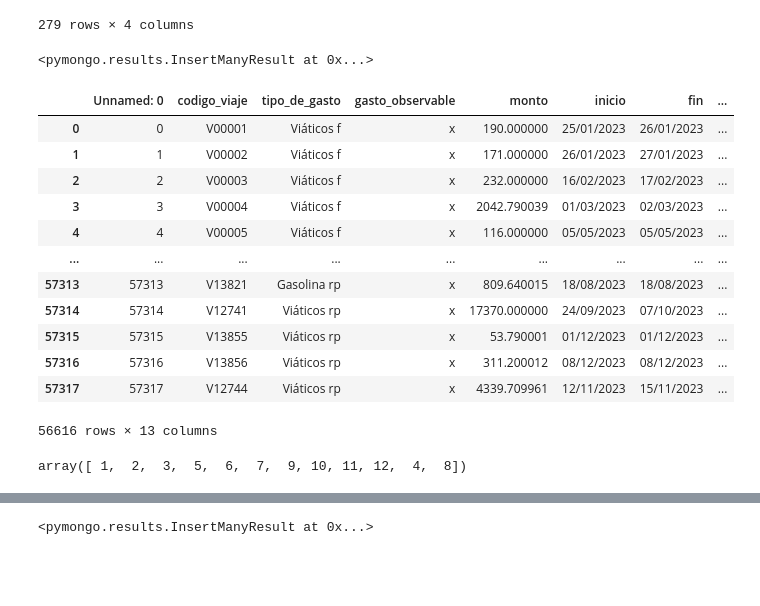
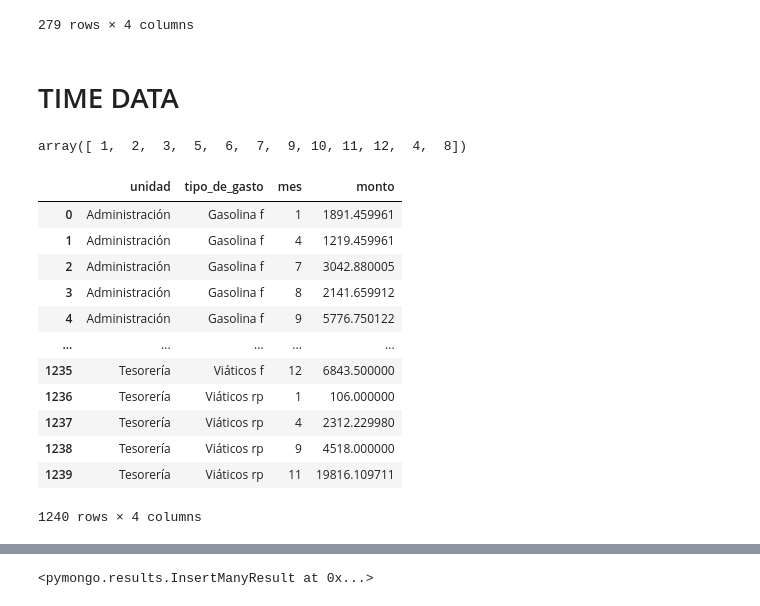
Before and after one commit to danielamz97/project3, a Jupyter notebook: pandas/jupyter.ipynb, the cells around one changed output, grey strips where cells are left out. Drawn from its saved outputs; the diff is of its cells as text; code cells hidden in the pictures; blank space fills up the shorter version.

```diff
--- a/pandas/jupyter.ipynb
+++ b/pandas/jupyter.ipynb
@@ -220,7 +203,0 @@ data_dict =data.to_dict(orient='records')
-# %%
-client =MongoClient('mongodb://localhost:27017/')
-db = client['viajes']
-collection = db['data']
-collection.insert_many(data_dict)
-# %% [output]
-<pymongo.results.InsertManyResult at 0x...>
@@ -229,23 +204,26 @@ client.close()
-# %%
-viajes
-# %% [output]
-|  | Unnamed: 0 | codigo_viaje | tipo_de_gasto | gasto_observable | monto | inicio | fin | ... |
-| 0 | 0 | V00001 | Viáticos f | x | 190.000000 | 25/01/2023 | 26/01/2023 | ... |
-| 1 | 1 | V00002 | Viáticos f | x | 171.000000 | 26/01/2023 | 27/01/2023 | ... |
-| 2 | 2 | V00003 | Viáticos f | x | 232.000000 | 16/02/2023 | 17/02/2023 | ... |
-| 3 | 3 | V00004 | Viáticos f | x | 2042.790039 | 01/03/2023 | 02/03/2023 | ... |
-| 4 | 4 | V00005 | Viáticos f | x | 116.000000 | 05/05/2023 | 05/05/2023 | ... |
-| ... | ... | ... | ... | ... | ... | ... | ... | ... |
-| 57313 | 57313 | V13821 | Gasolina rp | x | 809.640015 | 18/08/2023 | 18/08/2023 | ... |
-| 57314 | 57314 | V12741 | Viáticos rp | x | 17370.000000 | 24/09/2023 | 07/10/2023 | ... |
-| 57315 | 57315 | V13855 | Viáticos rp | x | 53.790001 | 01/12/2023 | 01/12/2023 | ... |
-| 57316 | 57316 | V13856 | Viáticos rp | x | 311.200012 | 08/12/2023 | 08/12/2023 | ... |
-| 57317 | 57317 | V12744 | Viáticos rp | x | 4339.709961 | 12/11/2023 | 15/11/2023 | ... |
-56616 rows × 13 columns
+# %% [markdown]
+# TIME DATA
 # %%
 viajes['mes']=viajes['inicio'].str[3:5]
 viajes['mes']=viajes['mes'].astype(int)
 viajes['mes'].unique()
 # %% [output]
 array([ 1,  2,  3,  5,  6,  7,  9, 10, 11, 12,  4,  8])
+# %%
+time_data = viajes.groupby(['unidad','tipo_de_gasto','mes'])['monto'].sum().reset_index()
+time_data
+# %% [output]
+|  | unidad | tipo_de_gasto | mes | monto |
+| 0 | Administración | Gasolina f | 1 | 1891.459961 |
+| 1 | Administración | Gasolina f | 4 | 1219.459961 |
+| 2 | Administración | Gasolina f | 7 | 3042.880005 |
+| 3 | Administración | Gasolina f | 8 | 2141.659912 |
+| 4 | Administración | Gasolina f | 9 | 5776.750122 |
+| ... | ... | ... | ... | ... |
+| 1235 | Tesorería | Viáticos f | 12 | 6843.500000 |
+| 1236 | Tesorería | Viáticos rp | 1 | 106.000000 |
+| 1237 | Tesorería | Viáticos rp | 4 | 2312.229980 |
+| 1238 | Tesorería | Viáticos rp | 9 | 4518.000000 |
+| 1239 | Tesorería | Viáticos rp | 11 | 19816.109711 |
+1240 rows × 4 columns
 # %%
```
Also changed, not shown: parts of 23 cells of this notebook, 9 other files.
